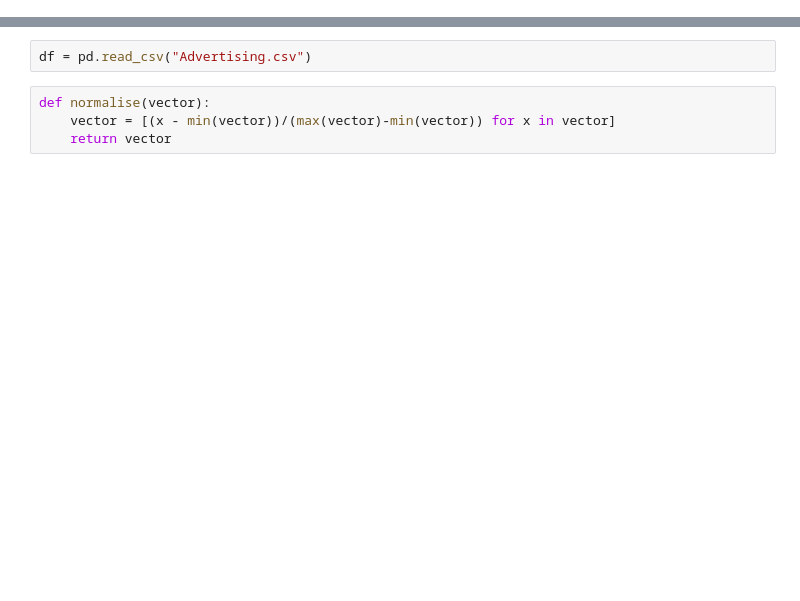
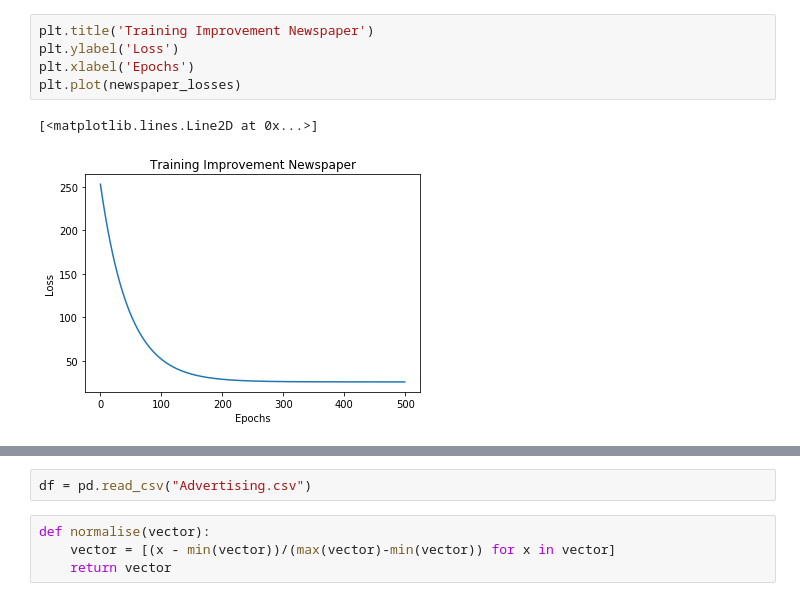
Before and after one commit to alexytsu/UNSW, a Jupyter notebook: COMP9417/assignments/ass1/hw1.ipynb, the cells around one changed output, grey strips where cells are left out. Cells and saved outputs as stored; diff of their text form; blank space fills up the shorter version.

```diff
--- a/COMP9417/assignments/ass1/hw1.ipynb
+++ b/COMP9417/assignments/ass1/hw1.ipynb
@@ -0,0 +49,8 @@
+# %%
+plt.title('Training Improvement Newspaper')
+plt.ylabel('Loss')
+plt.xlabel('Epochs')
+plt.plot(newspaper_losses)
+# %% [output]
+[<matplotlib.lines.Line2D at 0x...>]
+[figure, added]
```
Also changed, not shown: parts of 21 cells of this notebook.
